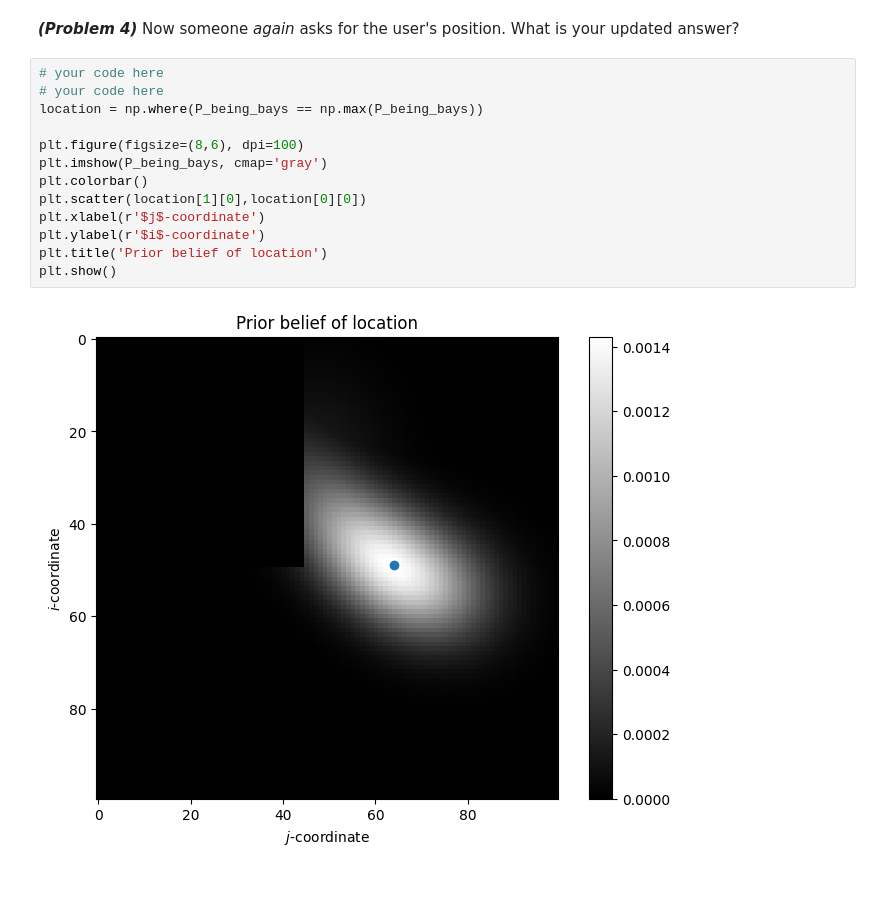
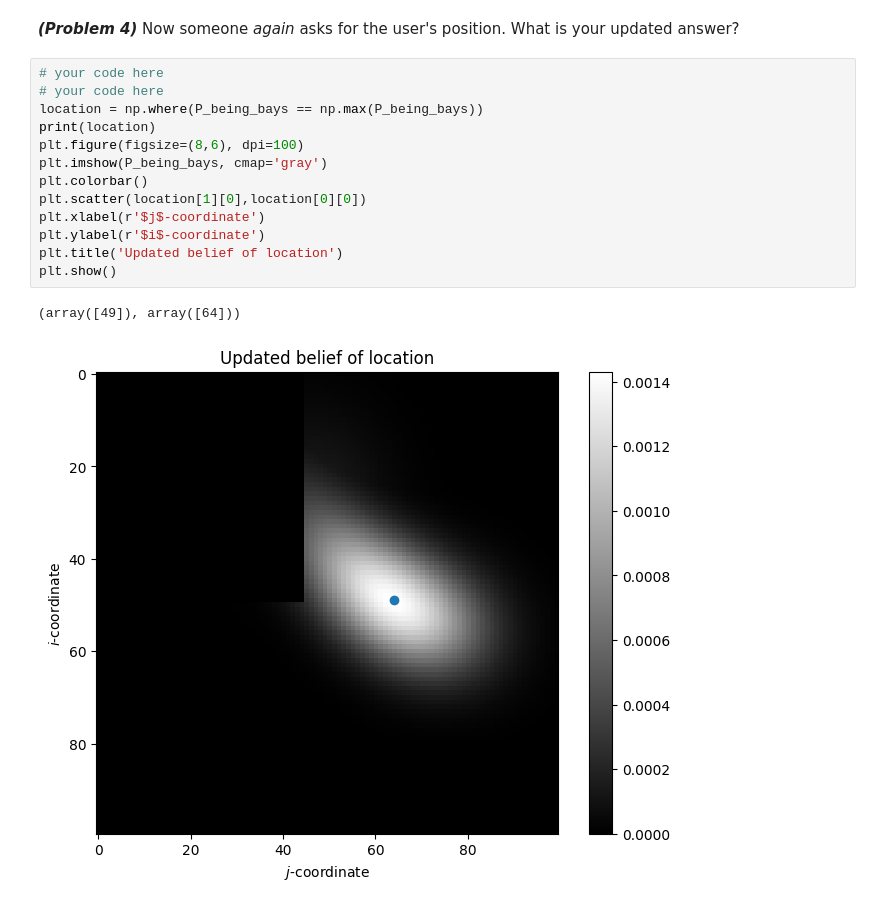
Before and after one commit to imrealhelper/Linear-Algebra, a Jupyter notebook: soft_ware_labs/ase3001_exercises_mobile_phone_localization.ipynb, the cells around one changed output. Saved outputs shown, nothing was run; the diff lists cells and outputs as text.

```diff
--- a/soft_ware_labs/ase3001_exercises_mobile_phone_localization.ipynb
+++ b/soft_ware_labs/ase3001_exercises_mobile_phone_localization.ipynb
@@ -199,15 +200,16 @@ Now someone _again_ asks for the user's position. What is your updated answer?
 # %%
 # your code here
 # your code here
 location = np.where(P_being_bays == np.max(P_being_bays))
-
+print(location)
 plt.figure(figsize=(8,6), dpi=100)
 plt.imshow(P_being_bays, cmap='gray')
 plt.colorbar()
 plt.scatter(location[1][0],location[0][0])
 plt.xlabel(r'$j$-coordinate')
 plt.ylabel(r'$i$-coordinate')
-plt.title('Prior belief of location')
+plt.title('Updated belief of location')
 plt.show()
 # %% [output]
+(array([49]), array([64]))
-[figure, old version]
+[figure, new version]
```
Also changed, not shown: parts of 1 cell of this notebook.
